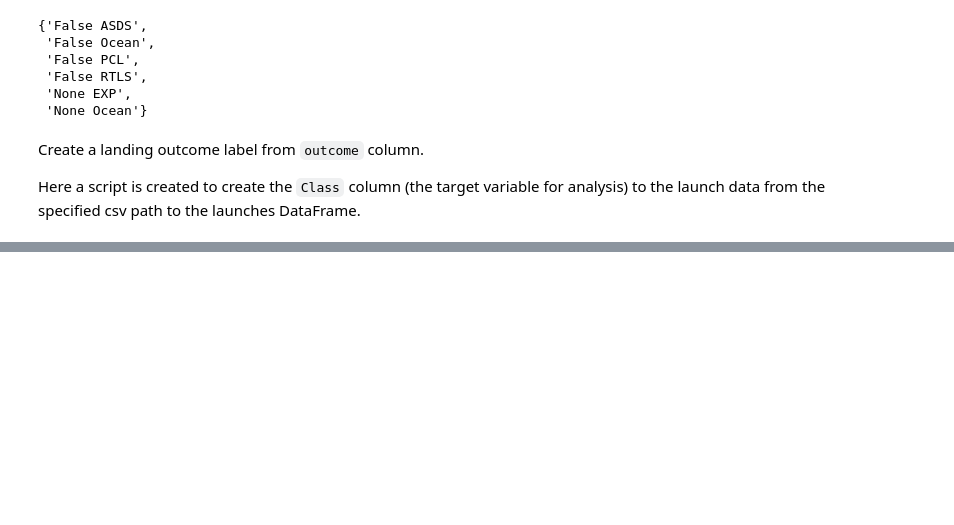
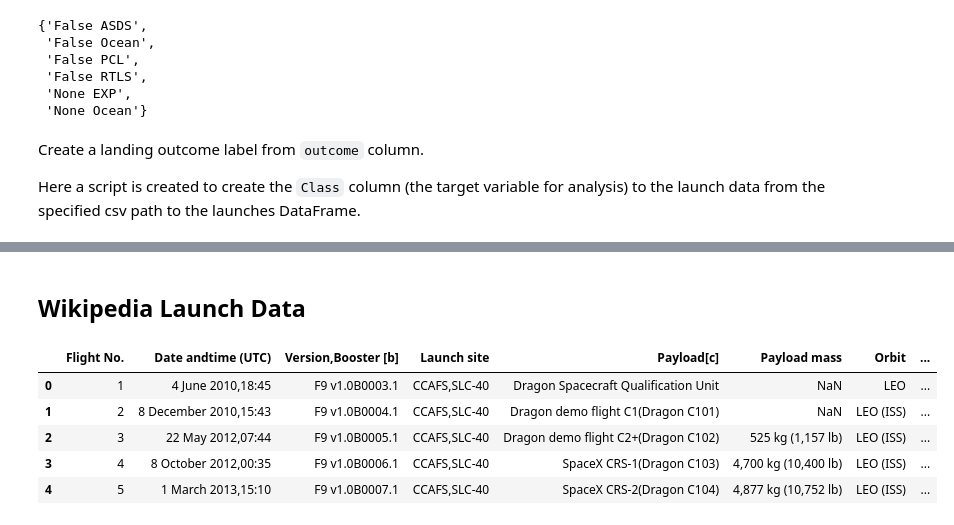
Before and after one commit to svd-jelo/SpaceY-Falcon-9-Project, a Jupyter notebook: notebooks/1.1-cjra-data-wrangling.ipynb, the cells around one changed output, grey strips where cells are left out. Drawn from its saved outputs; the diff is of its cells as text; code cells hidden in the pictures; blank space fills up the shorter version.

```diff
--- a/notebooks/1.1-cjra-data-wrangling.ipynb
+++ b/notebooks/1.1-cjra-data-wrangling.ipynb
@@ -215,0 +219,13 @@ launches_with_class[['outcome', 'class']]
+# %% [markdown]
+## Wikipedia Launch Data
+# %%
+file_path = Path.cwd().parent / 'data/interim/wikipedia-launch-data-table.csv'
+df = pd.read_csv(file_path)
+df.head()
+# %% [output]
+|  | Flight No. | Date andtime (UTC) | Version,Booster [b] | Launch site | Payload[c] | Payload mass | Orbit | ... |
+| 0 | 1 | 4 June 2010,18:45 | F9 v1.0B0003.1 | CCAFS,SLC-40 | Dragon Spacecraft Qualification Unit | NaN | LEO | ... |
+| 1 | 2 | 8 December 2010,15:43 | F9 v1.0B0004.1 | CCAFS,SLC-40 | Dragon demo flight C1(Dragon C101) | NaN | LEO (ISS) | ... |
+| 2 | 3 | 22 May 2012,07:44 | F9 v1.0B0005.1 | CCAFS,SLC-40 | Dragon demo flight C2+(Dragon C102) | 525 kg (1,157 lb) | LEO (ISS) | ... |
+| 3 | 4 | 8 October 2012,00:35 | F9 v1.0B0006.1 | CCAFS,SLC-40 | SpaceX CRS-1(Dragon C103) | 4,700 kg (10,400 lb) | LEO (ISS) | ... |
+| 4 | 5 | 1 March 2013,15:10 | F9 v1.0B0007.1 | CCAFS,SLC-40 | SpaceX CRS-2(Dragon C104) | 4,877 kg (10,752 lb) | LEO (ISS) | ... |
```
Also changed, not shown: parts of 18 cells of this notebook, 19 other files.
